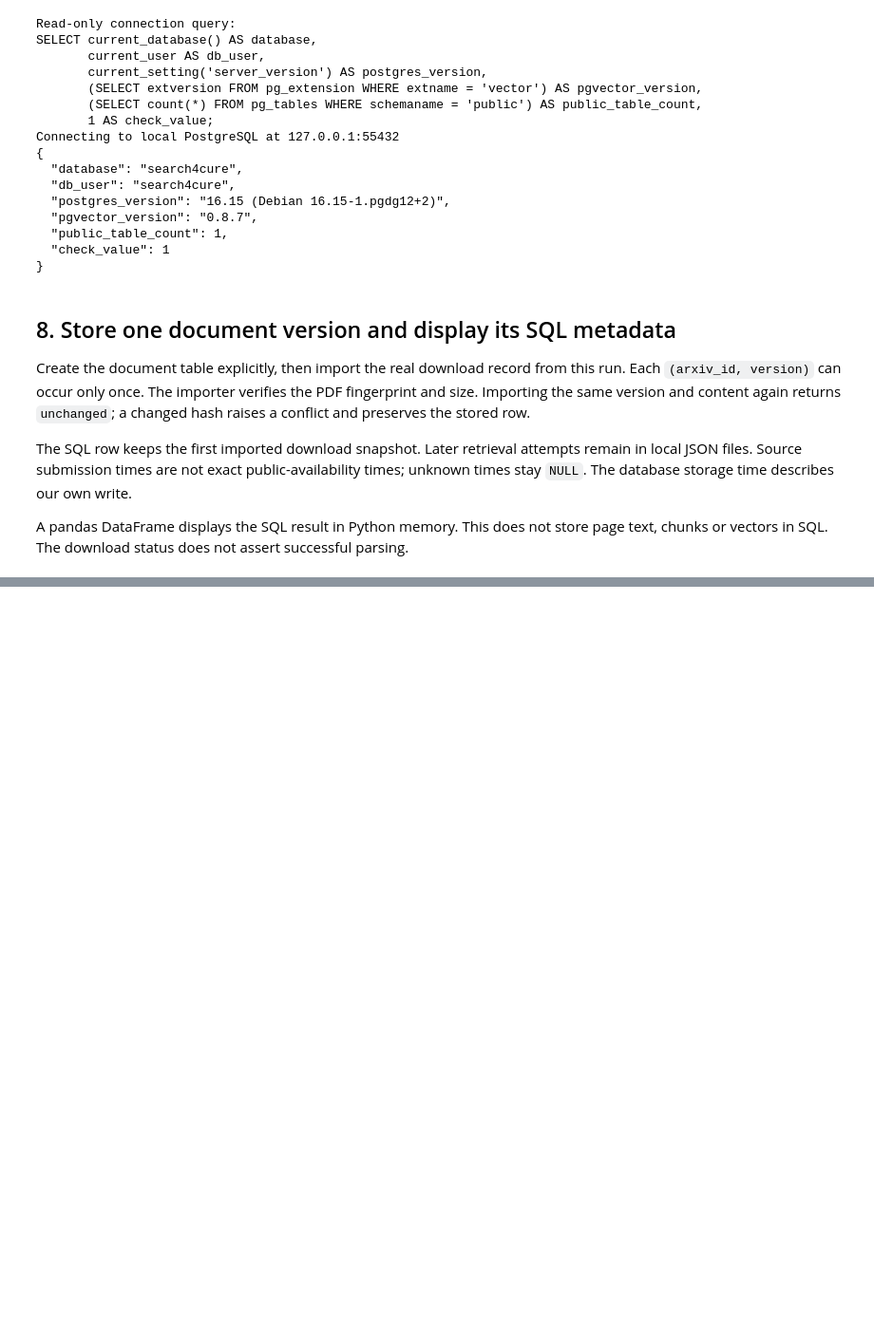
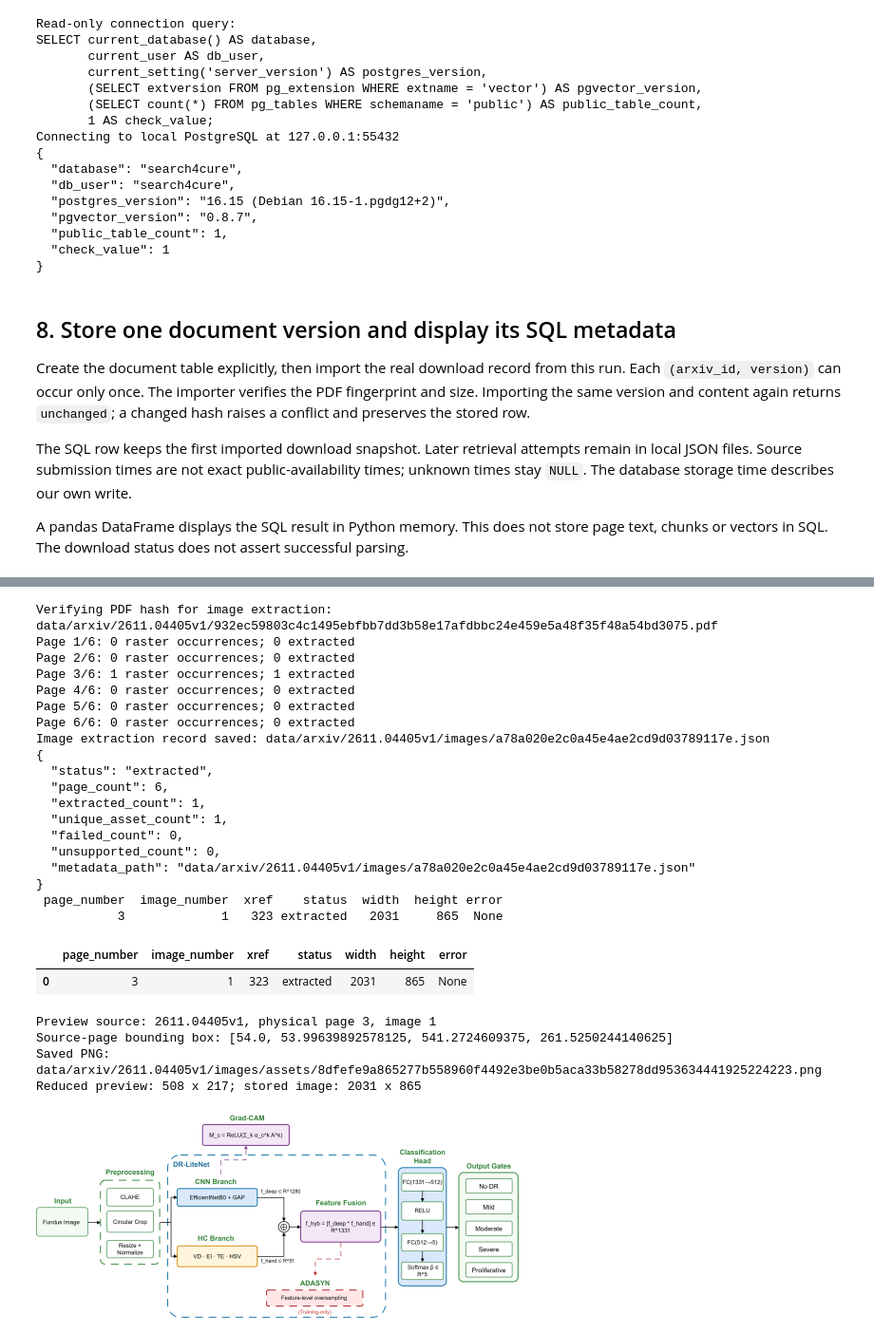
Before and after one commit to tubakadriye/search4cure-diabetes-multi-agent-system, a Jupyter notebook: notebooks/walkthrough.ipynb, the cells around one changed output, grey strips where cells are left out. Shown at 95% size. Drawn from its saved outputs; the diff is of its cells as text; code cells hidden in the pictures; blank space fills up the shorter version.

Commit message:
Add traceable embedded PDF image extraction

```diff
--- a/notebooks/walkthrough.ipynb
+++ b/notebooks/walkthrough.ipynb
@@ -328 +340,59 @@ Rows returned for this document version: 1
+# %%
+from IPython.display import Image, display
+
+image_result = extract_images(download_result["metadata_path"])
+print(json.dumps({key: image_result[key] for key in (
+    "status", "page_count", "extracted_count", "unique_asset_count",
+    "failed_count", "unsupported_count", "metadata_path",
+)}, indent=2))
+image_rows = [{key: item.get(key) for key in (
+    "page_number", "image_number", "xref", "status", "width", "height", "error",
+)} for item in image_result["images"]]
+if image_rows:
+    images_df = pd.DataFrame(image_rows)
+    print(images_df.to_string(index=False))
+    display(images_df)
+else:
+    print("No referenced raster images were reported; this is not evidence of a figure-free PDF.")
+
+successful_images = [item for item in image_result["images"] if item["status"] == "extracted"]
+if successful_images:
+    example = successful_images[0]
+    print(f"Preview source: {example['arxiv_id']}v{example['version']}, physical page {example['page_number']}, image {example['image_number']}")
+    print("Source-page bounding box:", example["bbox"])
+    print("Saved PNG:", example["local_path"])
+    preview = pymupdf.Pixmap(example["local_path"])
+    while max(preview.width, preview.height) > 800:
+        preview.shrink(1)
+    print(f"Reduced preview: {preview.width} x {preview.height}; stored image: {example['width']} x {example['height']}")
+    display(Image(data=preview.tobytes("png")))
+if image_result["status"] == "partial":
+    print("PARTIAL extraction: inspect the failed/unsupported rows and the saved attempt JSON.")
+# %% [output]
+Verifying PDF hash for image extraction: data/arxiv/2611.04405v1/932ec59803c4c1495ebfbb7dd3b58e17afdbbc24e459e5a48f35f48a54bd3075.pdf
+Page 1/6: 0 raster occurrences; 0 extracted
+Page 2/6: 0 raster occurrences; 0 extracted
+Page 3/6: 1 raster occurrences; 1 extracted
+Page 4/6: 0 raster occurrences; 0 extracted
+Page 5/6: 0 raster occurrences; 0 extracted
+Page 6/6: 0 raster occurrences; 0 extracted
+Image extraction record saved: data/arxiv/2611.04405v1/images/a78a020e2c0a45e4ae2cd9d03789117e.json
+{
+  "status": "extracted",
+  "page_count": 6,
+  "extracted_count": 1,
+  "unique_asset_count": 1,
+  "failed_count": 0,
+  "unsupported_count": 0,
+  "metadata_path": "data/arxiv/2611.04405v1/images/a78a020e2c0a45e4ae2cd9d03789117e.json"
+}
+ page_number  image_number  xref    status  width  height error
+           3             1   323 extracted   2031     865  None
+|  | page_number | image_number | xref | status | width | height | error |
+| 0 | 3 | 1 | 323 | extracted | 2031 | 865 | None |
+Preview source: 2611.04405v1, physical page 3, image 1
+Source-page bounding box: [54.0, 53.99639892578125, 541.2724609375, 261.5250244140625]
+Saved PNG: data/arxiv/2611.04405v1/images/assets/8dfefe9a865277b558960f4492e3be0b5aca33b58278dd953634441925224223.png
+Reduced preview: 508 x 217; stored image: 2031 x 865
+[figure, added]
 # %% [markdown]
```
Also changed, not shown: parts of 11 cells of this notebook, 4 other files.
